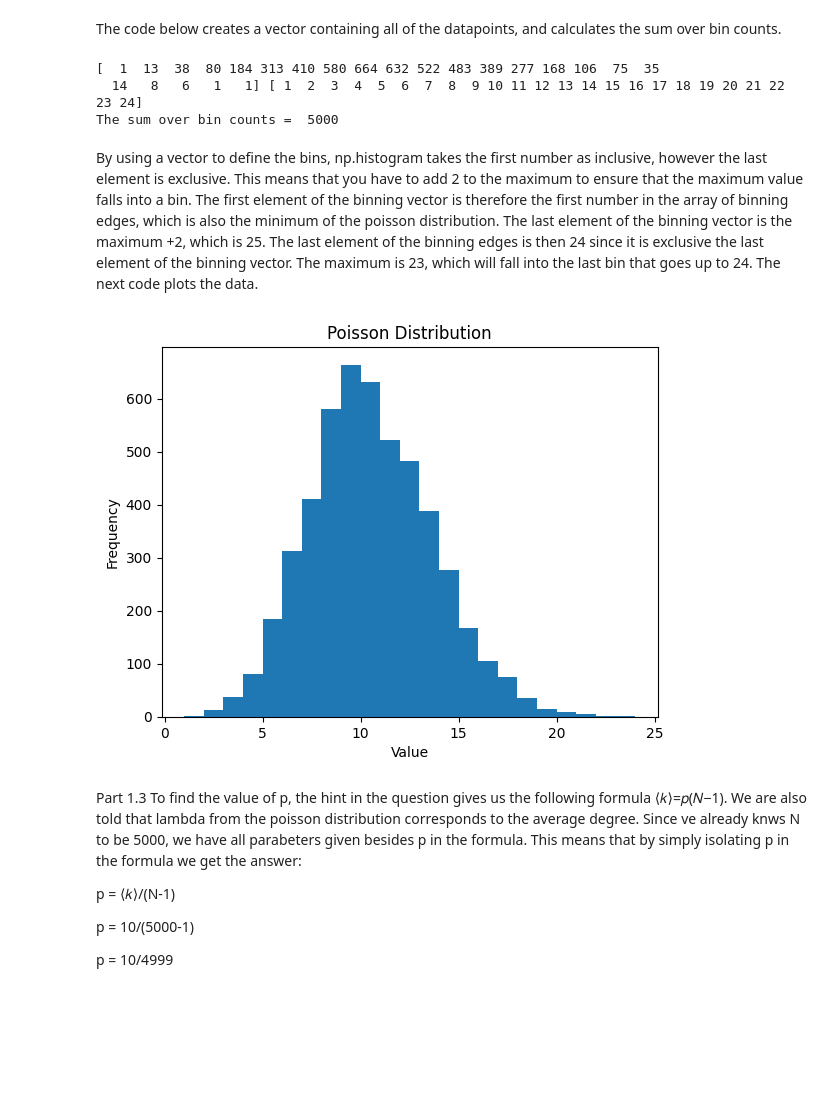
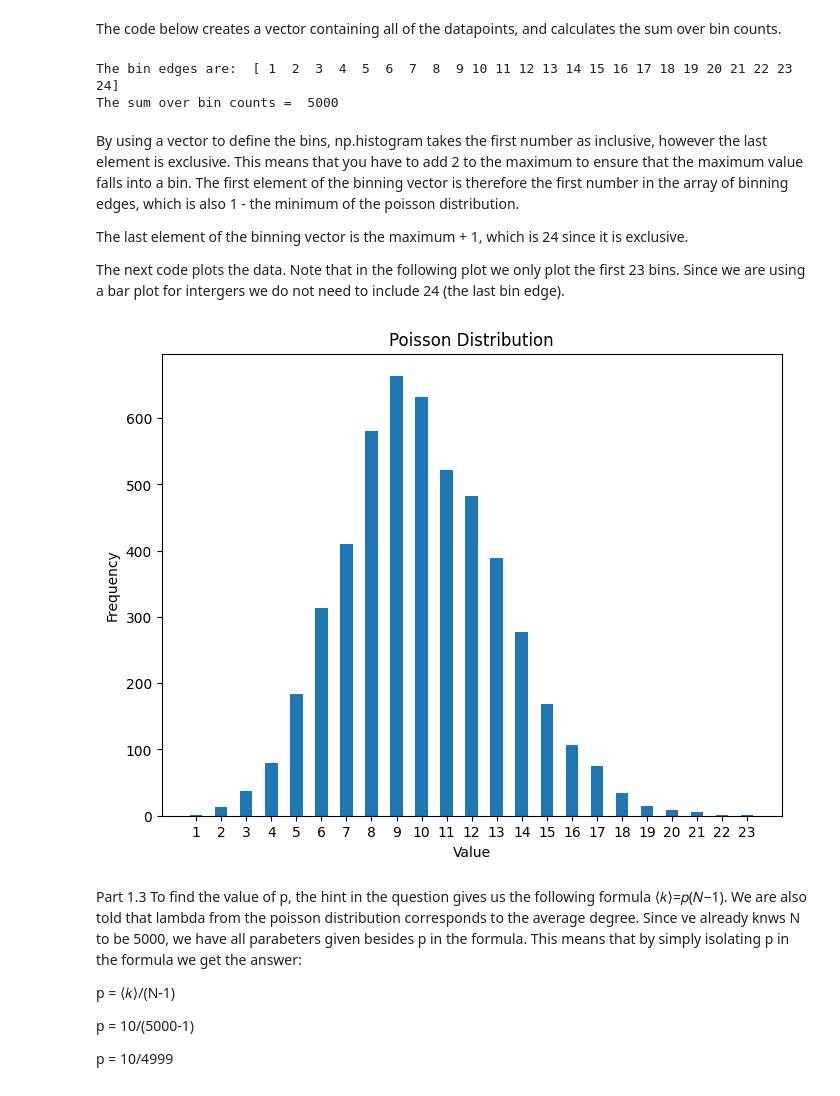
Before and after one commit to s185231/02805_SocialGraphs, a Jupyter notebook: Assignment1.ipynb, the cells around one changed output. Drawn from its saved outputs; the diff is of its cells as text; code cells hidden in the pictures; blank space fills up the shorter version.

```diff
--- a/Assignment1.ipynb
+++ b/Assignment1.ipynb
@@ -115,32 +99,33 @@ Maximum value is:  23
 The code below creates a vector containing all of the datapoints, and calculates the sum over bin counts.
 # %%
 # Create a vector 𝑣 with bins starting from the minimum and ending at the maximum
-v = np.arange(minimum, maximum +2) #+2 to ensure that the maximum is binned.
+v = np.arange(minimum, maximum+2, 1) #+2 to ensure that the maximum is binned.
 
-hist, edges = np.histogram(pois, bins = v)
-print(hist, edges)
-sum_counts = np.sum(hist)
+counts, edges = np.histogram(pois, bins = v)
+sum_counts = np.sum(counts)
+print("The bin edges are: ", edges)
 
 print("The sum over bin counts = ", sum_counts)
 # %% [output]
-[  1  13  38  80 184 313 410 580 664 632 522 483 389 277 168 106  75  35
-  14   8   6   1   1] [ 1  2  3  4  5  6  7  8  9 10 11 12 13 14 15 16 17 18 19 20 21 22 23 24]
+The bin edges are:  [ 1  2  3  4  5  6  7  8  9 10 11 12 13 14 15 16 17 18 19 20 21 22 23 24]
 The sum over bin counts =  5000
 # %% [markdown]
-By using a vector to define the bins, np.histogram takes the first number as inclusive, however the last element is exclusive. This means that you have to add 2 to the maximum to ensure that the maximum value falls into a bin. The first element of the binning vector is therefore the first number in the array of binning edges, which is also the minimum of the poisson distribution. The last element of the binning vector is the maximum +2, which is 25. The last element of the binning edges is then 24 since it is exclusive the last element of the binning vector. The maximum is 23, which will fall into the last bin that goes up to 24.
-The next code plots the data.
+By using a vector to define the bins, np.histogram takes the first number as inclusive, however the last element is exclusive. This means that you have to add 2 to the maximum to ensure that the maximum value falls into a bin. The first element of the binning vector is therefore the first number in the array of binning edges, which is also 1 - the minimum of the poisson distribution.
+
+The last element of the binning vector is the maximum + 1, which is 24 since it is exclusive.
+
+The next code plots the data. Note that in the following plot we only plot the first 23 bins. Since we are using a bar plot for intergers we do not need to include 24 (the last bin edge).
 # %%
-from matplotlib import pyplot as plt
-
-plt.bar(edges[:-1], hist, width=1.0, align='edge')
+plt.figure(figsize=(8,6))
+plt.bar(edges[:-1], counts, width=.5, align='center')
 plt.xlabel('Value')
 plt.ylabel('Frequency')
 plt.title('Poisson Distribution')
-
+plt.xticks(np.arange(minimum, maximum+1, 1))
 # Show the plot
 plt.show()
 # %% [output]
-[figure, old version]
+[figure, new version]
 # %% [markdown]
 Part 1.3
 To find the value of p, the hint in the question gives us the following formula ⟨𝑘⟩=𝑝(𝑁−1).
```
Also changed, not shown: parts of 34 cells of this notebook.
